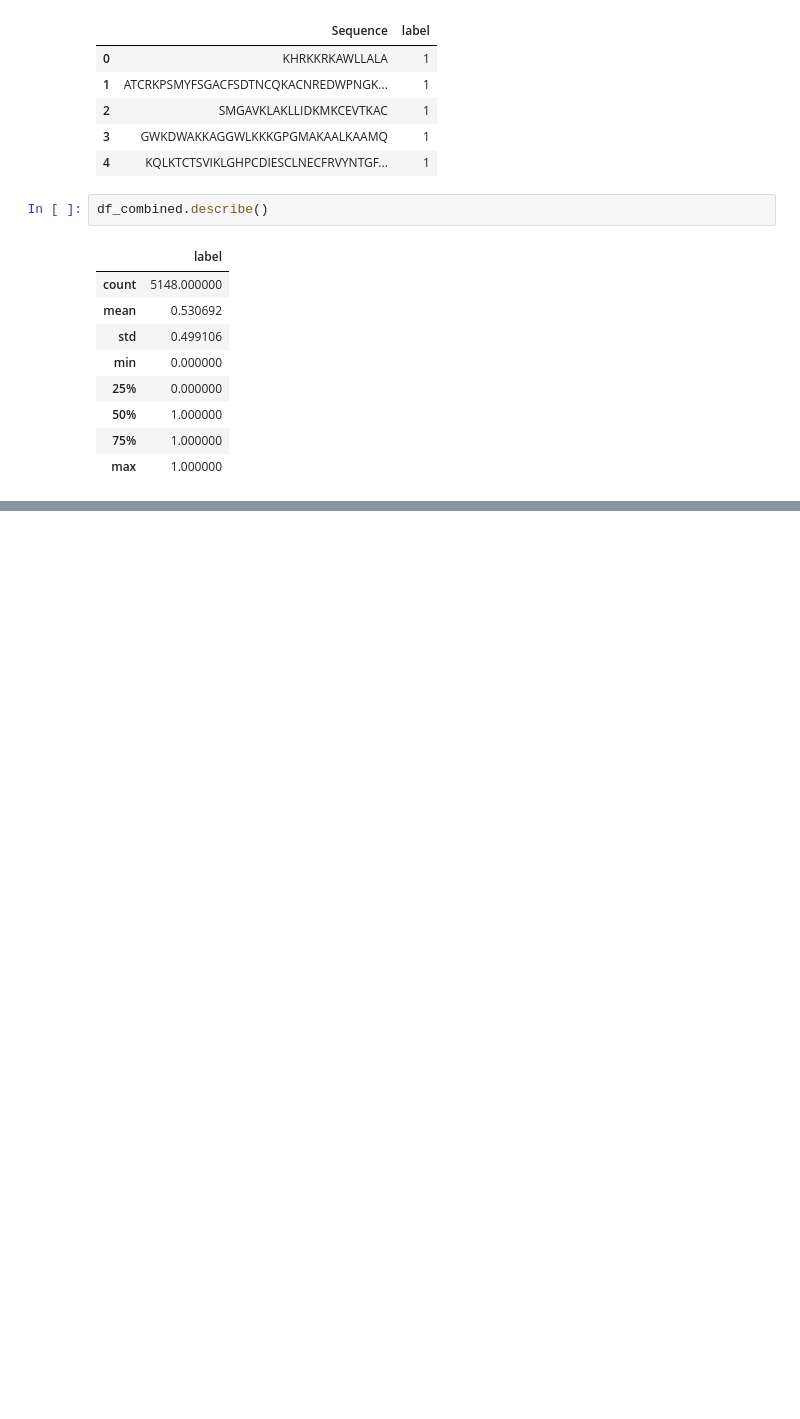
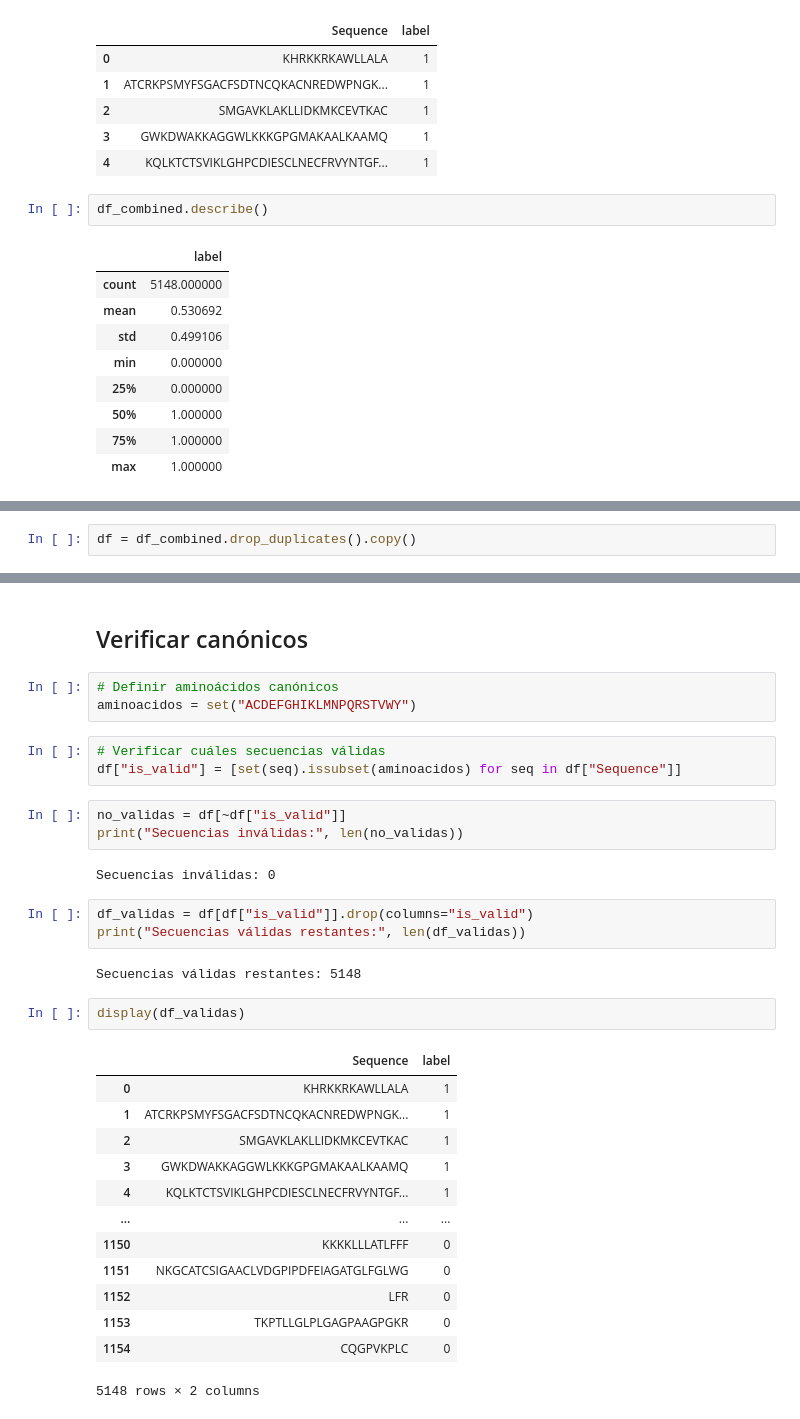
Before and after one commit to AnaLuisaIA/antifungal-peptides, a Jupyter notebook: databases/AMPfun/AMPfun.ipynb, the cells around one changed output, grey strips where cells are left out. Cells and saved outputs as stored; diff of their text form; blank space fills up the shorter version.

```diff
--- a/databases/AMPfun/AMPfun.ipynb
+++ b/databases/AMPfun/AMPfun.ipynb
@@ -199,0 +204,2 @@ df_combined.describe()
+# %%
+df = df_combined.drop_duplicates().copy()
@@ -199,0 +210,34 @@ df_combined.describe()
+# %% [markdown]
+## Verificar canónicos
+# %%
+# Definir aminoácidos canónicos
+aminoacidos = set("ACDEFGHIKLMNPQRSTVWY")
+# %%
+# Verificar cuáles secuencias válidas
+df["is_valid"] = [set(seq).issubset(aminoacidos) for seq in df["Sequence"]]
+# %%
+no_validas = df[~df["is_valid"]]
+print("Secuencias inválidas:", len(no_validas))
+# %% [output]
+Secuencias inválidas: 0
+# %%
+df_validas = df[df["is_valid"]].drop(columns="is_valid")
+print("Secuencias válidas restantes:", len(df_validas))
+# %% [output]
+Secuencias válidas restantes: 5148
+# %%
+display(df_validas)
+# %% [output]
+|  | Sequence | label |
+| 0 | KHRKKRKAWLLALA | 1 |
+| 1 | ATCRKPSMYFSGACFSDTNCQKACNREDWPNGK... | 1 |
+| 2 | SMGAVKLAKLLIDKMKCEVTKAC | 1 |
+| 3 | GWKDWAKKAGGWLKKKGPGMAKAALKAAMQ | 1 |
+| 4 | KQLKTCTSVIKLGHPCDIESCLNECFRVYNTGF... | 1 |
+| ... | ... | ... |
+| 1150 | KKKKLLLATLFFF | 0 |
+| 1151 | NKGCATCSIGAACLVDGPIPDFEIAGATGLFGLWG | 0 |
+| 1152 | LFR | 0 |
+| 1153 | TKPTLLGLPLGAGPAAGPGKR | 0 |
+| 1154 | CQGPVKPLC | 0 |
+5148 rows × 2 columns
```
Also changed, not shown: parts of 12 cells of this notebook, 2 other files.
